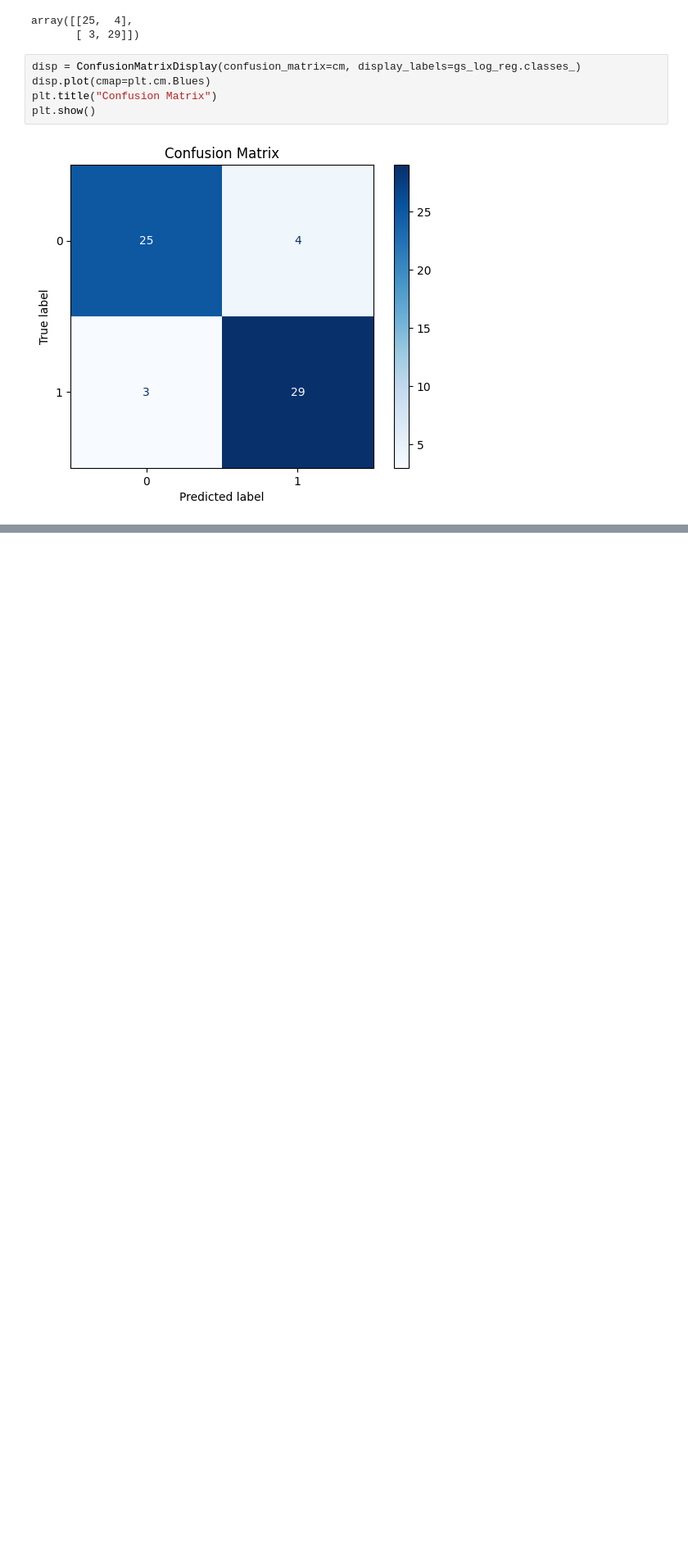
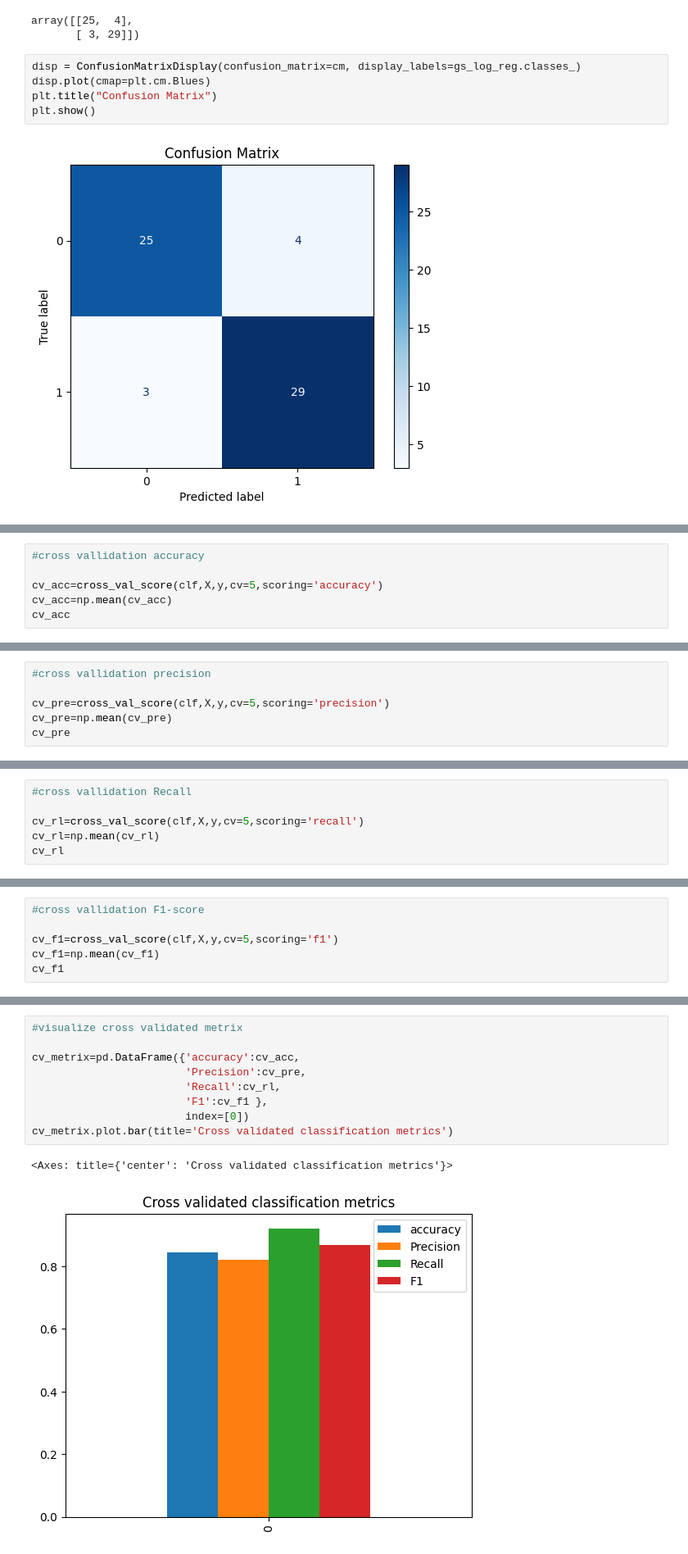
Before and after one commit to felekekinfe/Heart-Disease-Prediction, a Jupyter notebook: model/.ipynb, the cells around one changed output, grey strips where cells are left out. Shown: that part at 82% size. Saved outputs shown, nothing was run; the diff lists cells and outputs as text; blank space fills up the shorter version.

```diff
--- a/model/.ipynb
+++ b/model/.ipynb
@@ -360,0 +391,6 @@ plt.show()
+# %%
+#cross vallidation accuracy
+
+cv_acc=cross_val_score(clf,X,y,cv=5,scoring='accuracy')
+cv_acc=np.mean(cv_acc)
+cv_acc
@@ -360,0 +399,6 @@ plt.show()
+# %%
+#cross vallidation precision
+
+cv_pre=cross_val_score(clf,X,y,cv=5,scoring='precision')
+cv_pre=np.mean(cv_pre)
+cv_pre
@@ -360,0 +407,6 @@ plt.show()
+# %%
+#cross vallidation Recall
+
+cv_rl=cross_val_score(clf,X,y,cv=5,scoring='recall')
+cv_rl=np.mean(cv_rl)
+cv_rl
@@ -360,0 +415,6 @@ plt.show()
+# %%
+#cross vallidation F1-score
+
+cv_f1=cross_val_score(clf,X,y,cv=5,scoring='f1')
+cv_f1=np.mean(cv_f1)
+cv_f1
@@ -360,0 +423,12 @@ plt.show()
+# %%
+#visualize cross validated metrix
+
+cv_metrix=pd.DataFrame({'accuracy':cv_acc,
+                        'Precision':cv_pre,
+                        'Recall':cv_rl,
+                        'F1':cv_f1 },
+                        index=[0])
+cv_metrix.plot.bar(title='Cross validated classification metrics')
+# %% [output]
+<Axes: title={'center': 'Cross validated classification metrics'}>
+[figure, added]
```
Also changed, not shown: parts of 10 cells of this notebook.
